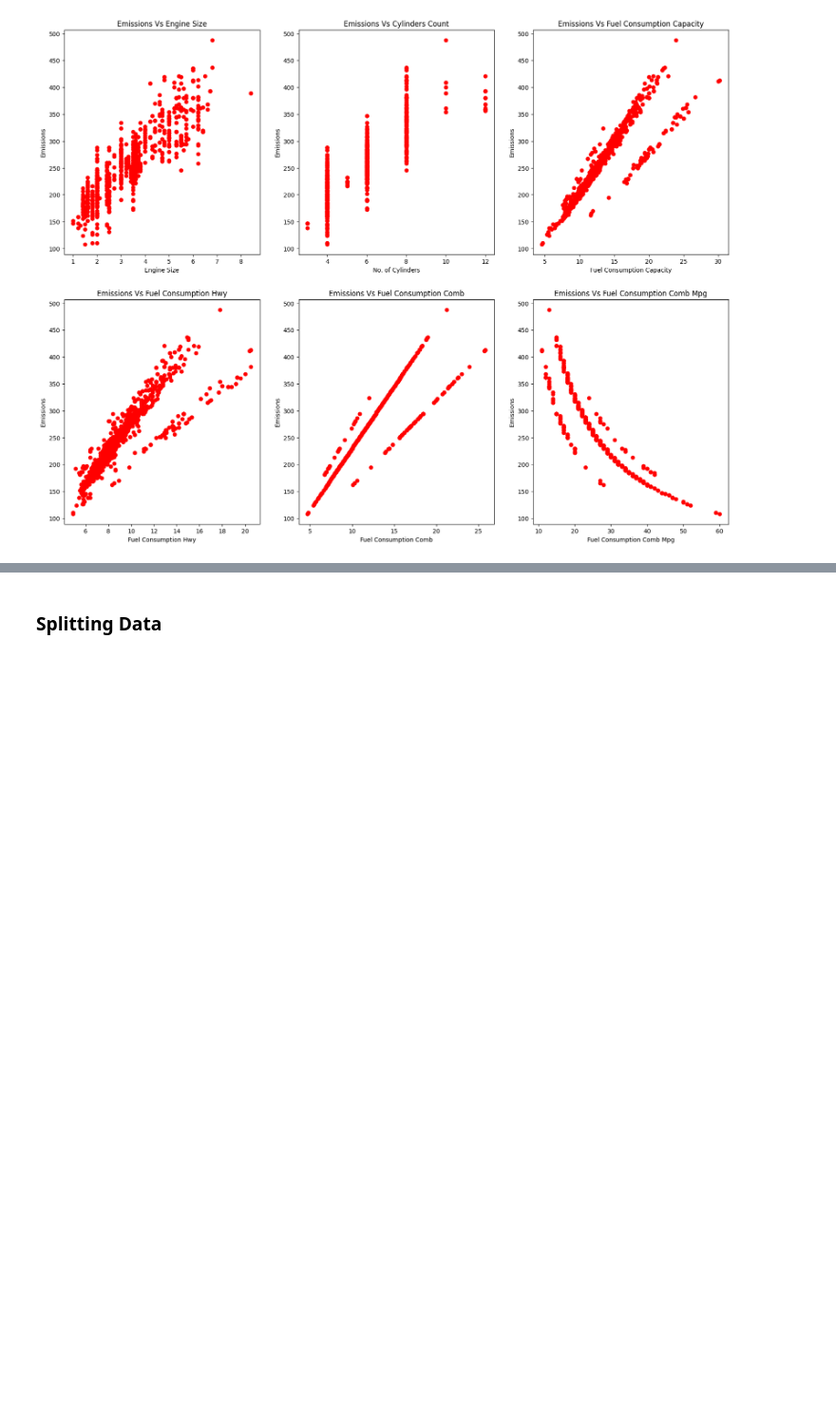
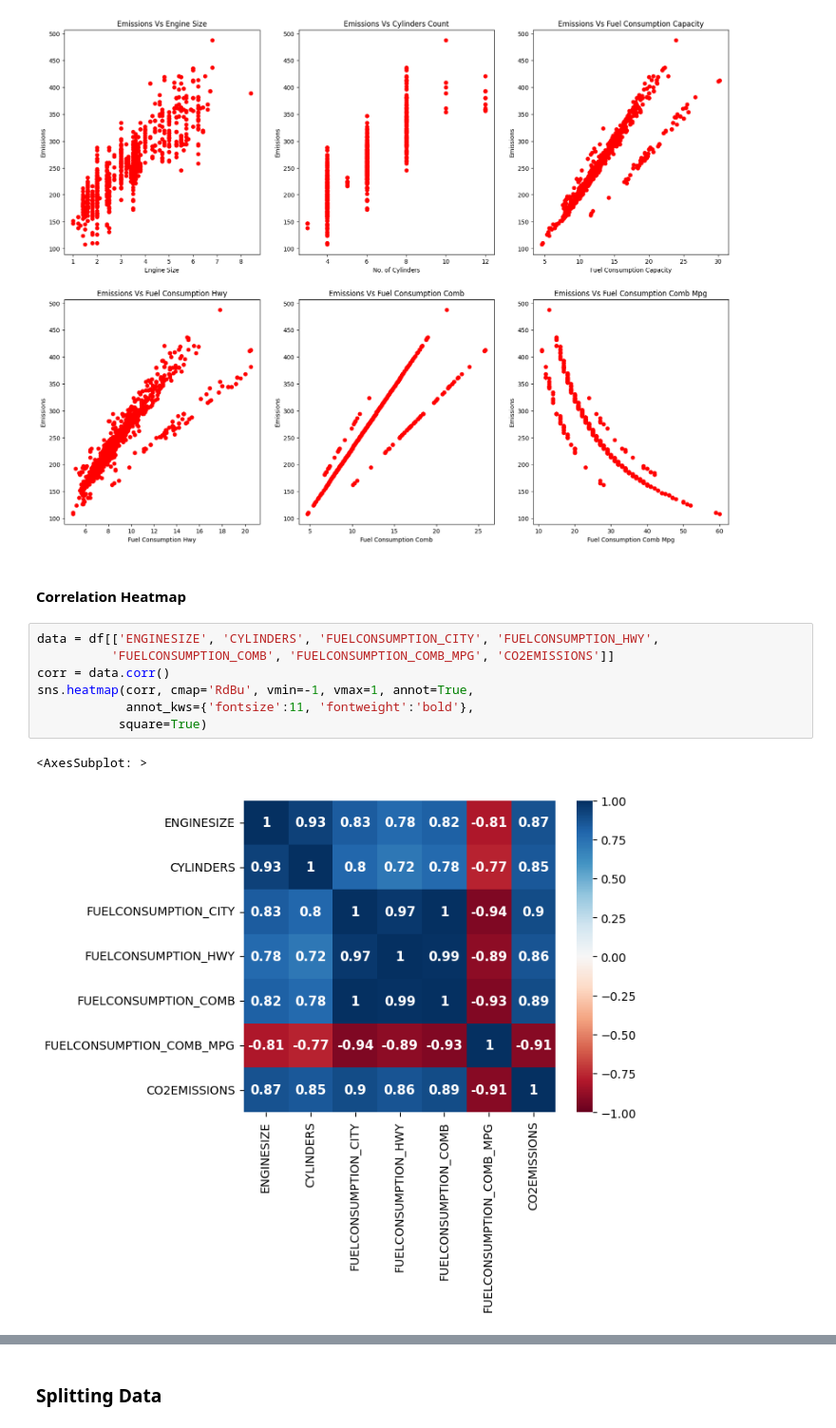
Before and after one commit to bcsabhisekh/CO2-Emission-Prediction-, a Jupyter notebook: main.ipynb, the cells around one changed output, grey strips where cells are left out. Shown at 95% size. Saved outputs shown, nothing was run; the diff lists cells and outputs as text; blank space fills up the shorter version.

```diff
--- a/main.ipynb
+++ b/main.ipynb
@@ -106,3 +116,15 @@ plt.ylabel("Emissions")
 plt.show()
 # %% [output]
 [figure]
+# %% [markdown]
+####  Correlation Heatmap
+# %%
+data = df[['ENGINESIZE', 'CYLINDERS', 'FUELCONSUMPTION_CITY', 'FUELCONSUMPTION_HWY',
+          'FUELCONSUMPTION_COMB', 'FUELCONSUMPTION_COMB_MPG', 'CO2EMISSIONS']]
+corr = data.corr()
+sns.heatmap(corr, cmap='RdBu', vmin=-1, vmax=1, annot=True,
+            annot_kws={'fontsize':11, 'fontweight':'bold'},
+           square=True)
+# %% [output]
+<AxesSubplot: >
+[figure, added]
```
Also changed, not shown: parts of 16 cells of this notebook.
